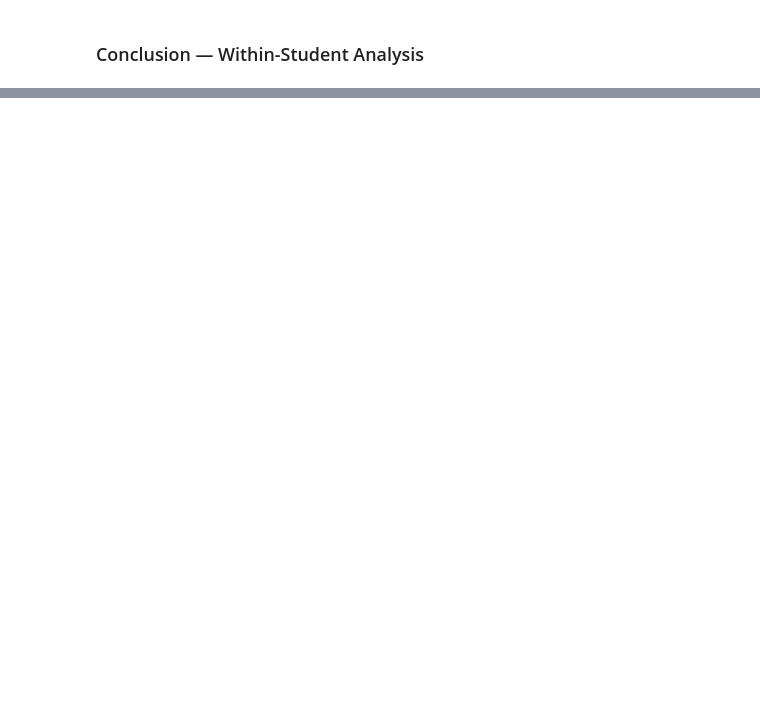
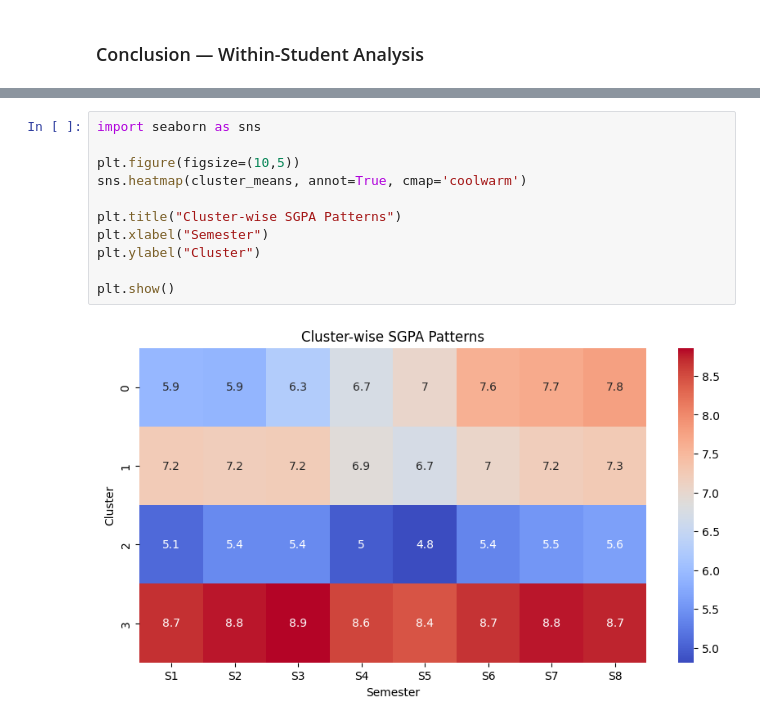
Before and after one commit to 24f2007064/Student-Performance-Analysis, a Jupyter notebook: DiP detection.ipynb, the cells around one changed output, grey strips where cells are left out. Cells and saved outputs as stored; diff of their text form; blank space fills up the shorter version.

```diff
--- a/DiP detection.ipynb
+++ b/DiP detection.ipynb
@@ -448,0 +610,13 @@ print(impv_Student)
+# %%
+import seaborn as sns
+
+plt.figure(figsize=(10,5))
+sns.heatmap(cluster_means, annot=True, cmap='coolwarm')
+
+plt.title("Cluster-wise SGPA Patterns")
+plt.xlabel("Semester")
+plt.ylabel("Cluster")
+
+plt.show()
+# %% [output]
+[figure, added]
```
Also changed, not shown: parts of 45 cells of this notebook, 4 other files.
